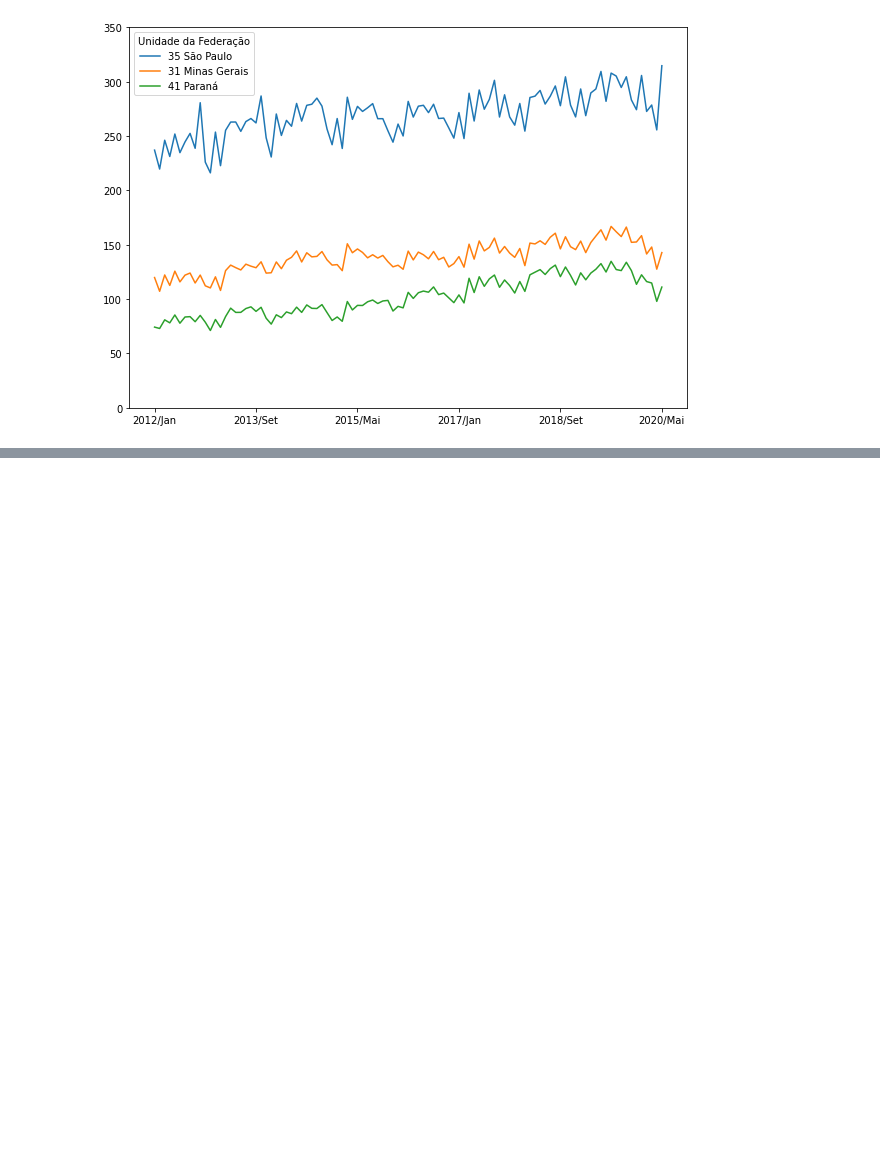
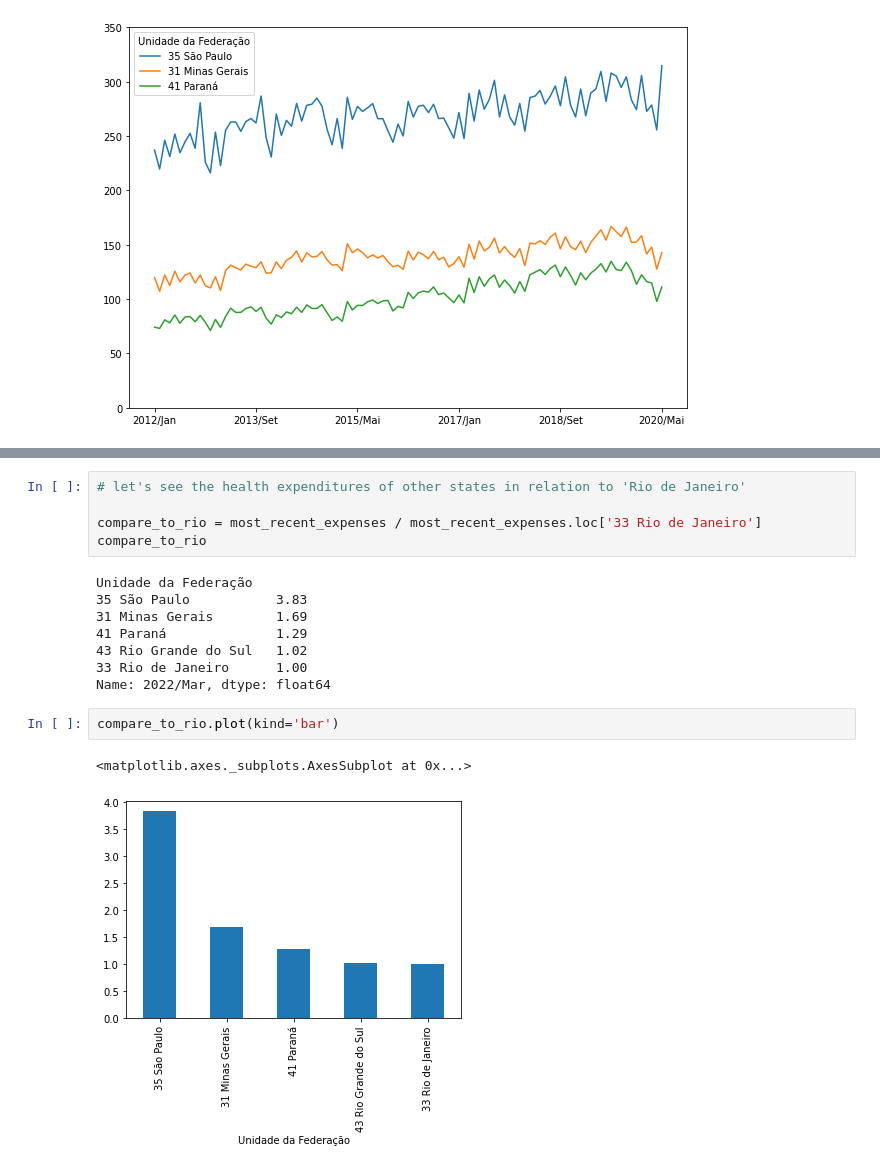
Before and after one commit to paulo-lins/EDA_datasus, a Jupyter notebook: EDA_tabnet.ipynb, the cells around one changed output, grey strips where cells are left out. Cells and saved outputs as stored; diff of their text form; blank space fills up the shorter version.

```diff
--- a/EDA_tabnet.ipynb
+++ b/EDA_tabnet.ipynb
@@ -616,0 +641,18 @@ plt.ylim(0, 350);
+# %%
+# let's see the health expenditures of other states in relation to 'Rio de Janeiro'
+
+compare_to_rio = most_recent_expenses / most_recent_expenses.loc['33 Rio de Janeiro']
+compare_to_rio
+# %% [output]
+Unidade da Federação
+35 São Paulo           3.83
+31 Minas Gerais        1.69
+41 Paraná              1.29
+43 Rio Grande do Sul   1.02
+33 Rio de Janeiro      1.00
+Name: 2022/Mar, dtype: float64
+# %%
+compare_to_rio.plot(kind='bar')
+# %% [output]
+<matplotlib.axes._subplots.AxesSubplot at 0x...>
+[figure, added]
```
Also changed, not shown: parts of 6 cells of this notebook.
